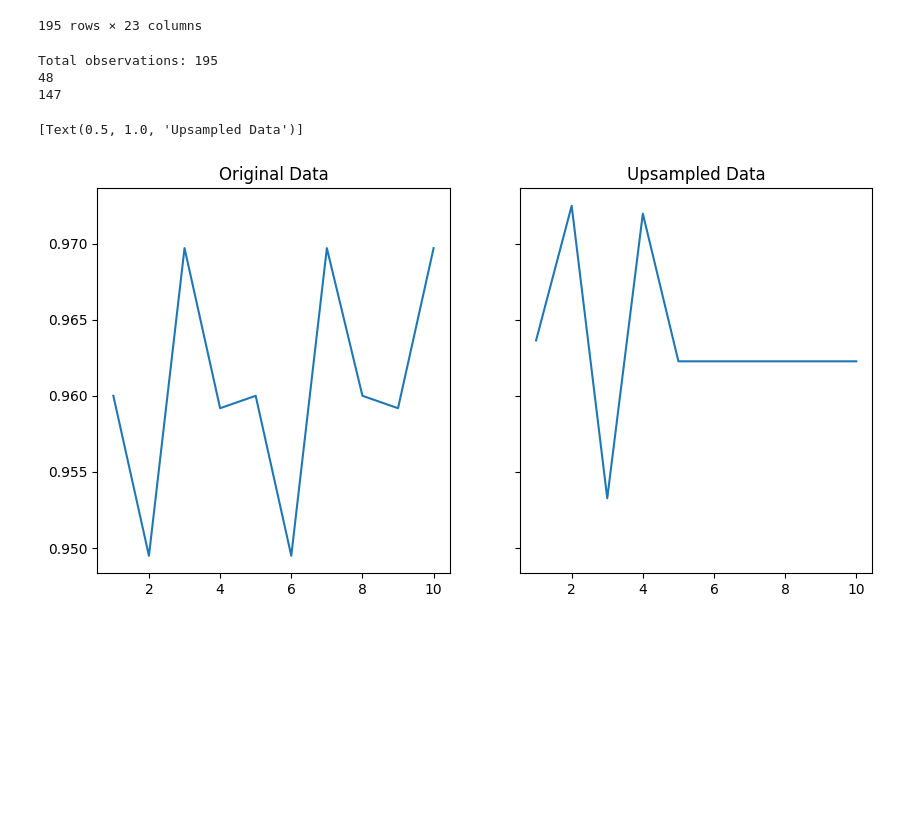
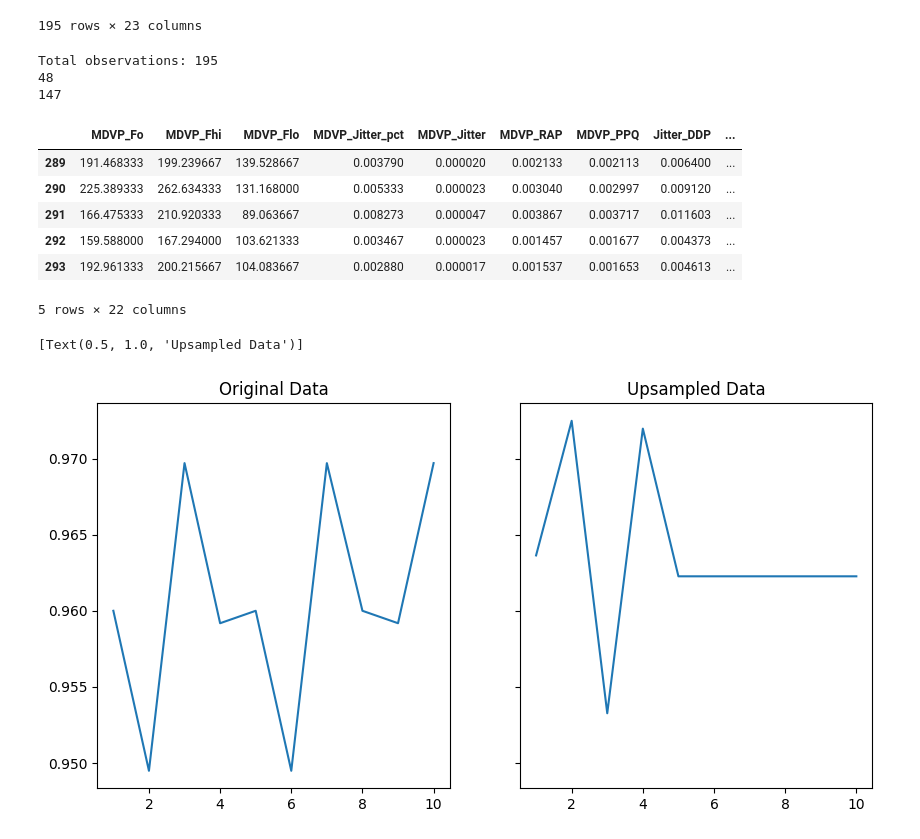
Before and after one commit to rhodes-byu/RF-Overample, a Jupyter notebook: Upsample_Parkinsons.ipynb, the cells around one changed output. Cells and saved outputs as stored; diff of their text form; code cells hidden in the pictures; blank space fills up the shorter version.

```diff
--- a/Upsample_Parkinsons.ipynb
+++ b/Upsample_Parkinsons.ipynb
@@ -38,8 +38,18 @@ Total observations: 195
 48
 147
 # %%
-PUpsample = RFOversample(parkinsons, 'status')
+PUpsample = RFOversampler(x, y)
 x_upsampled, y_upsampled = PUpsample.fit()
+# %%
+x_upsampled.tail()
+# %% [output]
+|  | MDVP_Fo | MDVP_Fhi | MDVP_Flo | MDVP_Jitter_pct | MDVP_Jitter | MDVP_RAP | MDVP_PPQ | Jitter_DDP | ... |
+| 289 | 191.468333 | 199.239667 | 139.528667 | 0.003790 | 0.000020 | 0.002133 | 0.002113 | 0.006400 | ... |
+| 290 | 225.389333 | 262.634333 | 131.168000 | 0.005333 | 0.000023 | 0.003040 | 0.002997 | 0.009120 | ... |
+| 291 | 166.475333 | 210.920333 | 89.063667 | 0.008273 | 0.000047 | 0.003867 | 0.003717 | 0.011603 | ... |
+| 292 | 159.588000 | 167.294000 | 103.621333 | 0.003467 | 0.000023 | 0.001457 | 0.001677 | 0.004373 | ... |
+| 293 | 192.961333 | 200.215667 | 104.083667 | 0.002880 | 0.000017 | 0.001537 | 0.001653 | 0.004613 | ... |
+5 rows × 22 columns
 # %%
 def Compare_RF_F1scores(n, x, y, x_upsampled, y_upsampled):
     #split data
```
Also changed, not shown: parts of 2 cells of this notebook, 2 other files.
